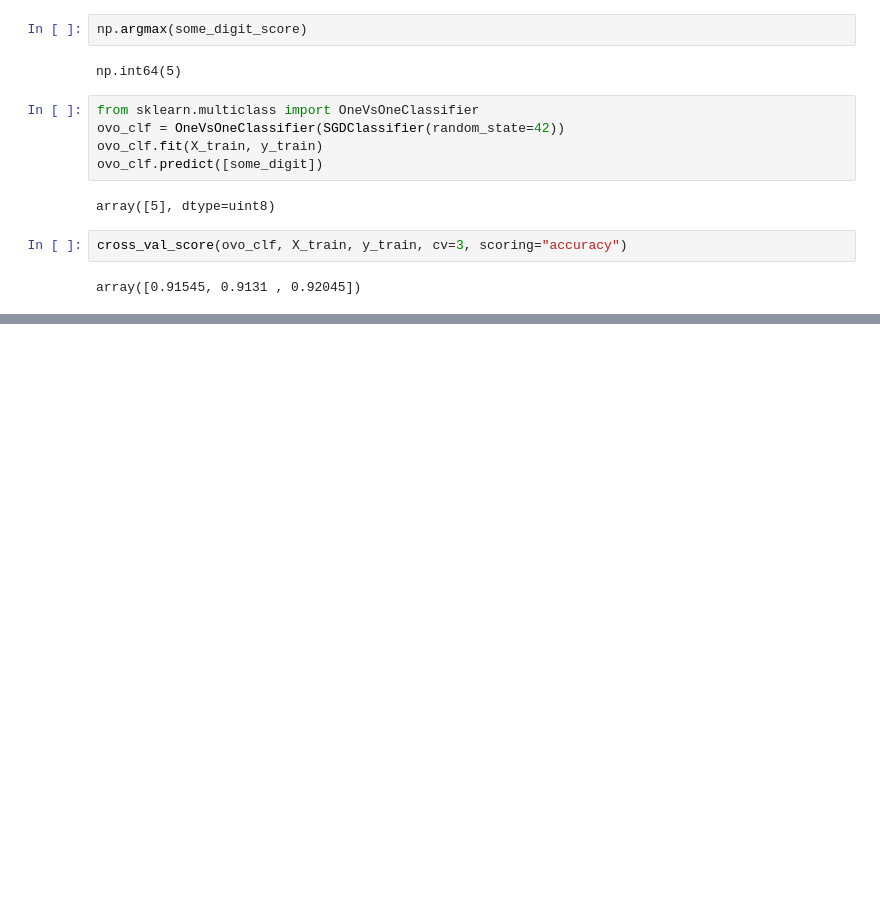
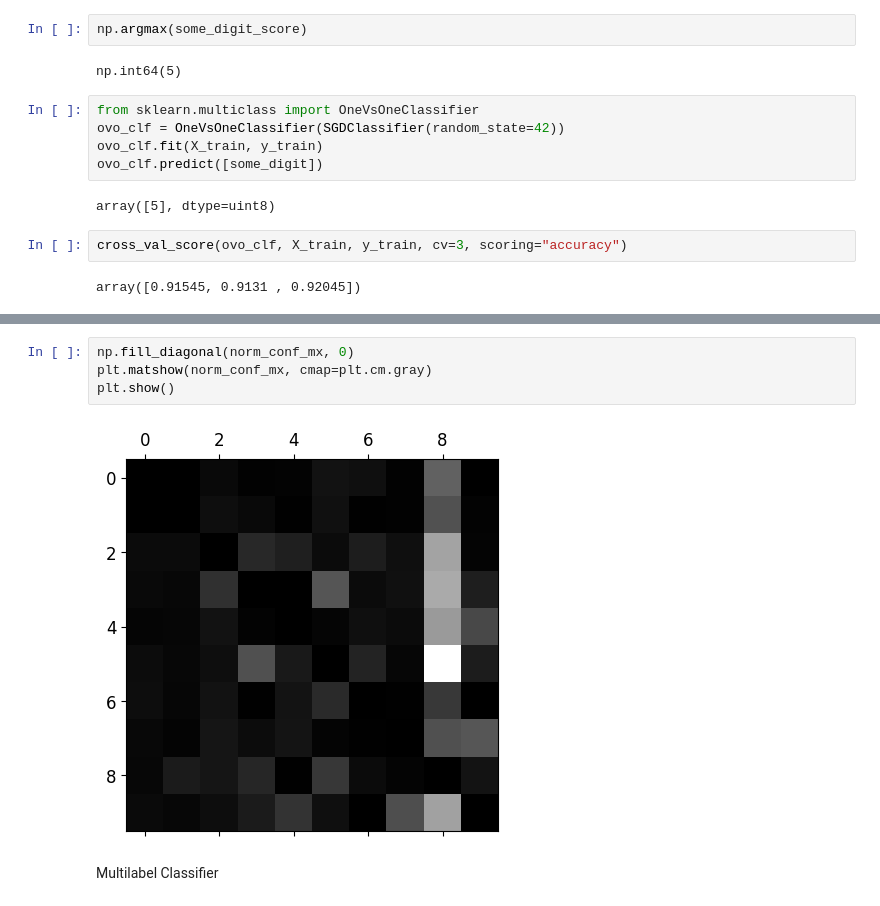
Before and after one commit to aman2909-creator/ml-MNIST-Classification, a Jupyter notebook: project2.ipynb, the cells around one changed output, grey strips where cells are left out. Saved outputs shown, nothing was run; the diff lists cells and outputs as text; blank space fills up the shorter version.

Commit message:
Error analysis, Multilabel classification, Multioutput classification

```diff
--- a/project2.ipynb
+++ b/project2.ipynb
@@ -381,0 +414,8 @@ array([0.91545, 0.9131 , 0.92045])
+# %%
+np.fill_diagonal(norm_conf_mx, 0)
+plt.matshow(norm_conf_mx, cmap=plt.cm.gray)
+plt.show()
+# %% [output]
+[figure, added]
+# %% [markdown]
+Multilabel Classifier
```
Also changed, not shown: parts of 10 cells of this notebook.
